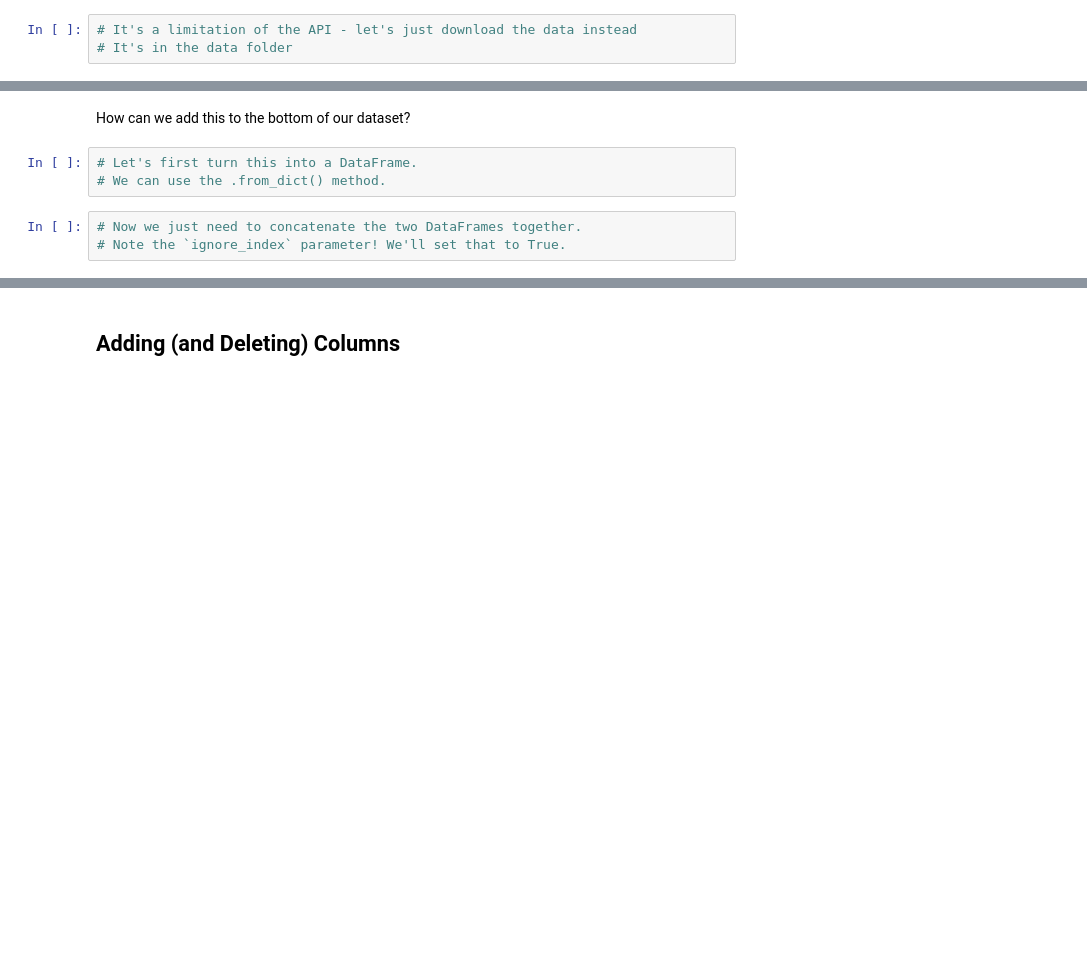
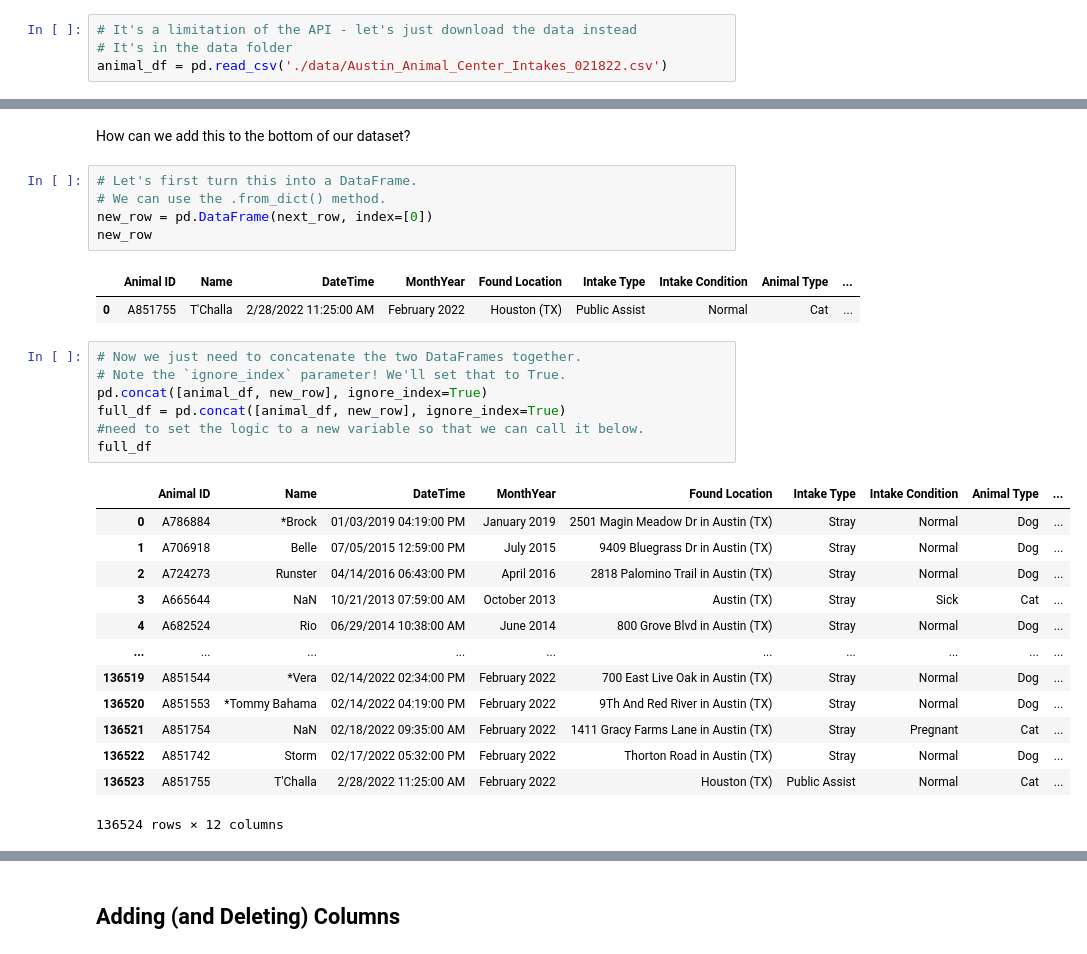
Before and after one commit to ThomasHChapman/DS-Live-051622, a Jupyter notebook: Phase1/Introducing-Pandas-DataFrames.ipynb, the cells around one changed output, grey strips where cells are left out. Saved outputs shown, nothing was run; the diff lists cells and outputs as text; blank space fills up the shorter version.

```diff
--- a/Phase1/Introducing-Pandas-DataFrames.ipynb
+++ b/Phase1/Introducing-Pandas-DataFrames.ipynb
@@ -248,6 +320,7 @@ Austin Animal Center Intake Data: https://data.austintexas.gov/Health-and-Commun
 # %%
 # It's a limitation of the API - let's just download the data instead
 # It's in the data folder
+animal_df = pd.read_csv('./data/Austin_Animal_Center_Intakes_021822.csv')
 # %%
 # Now let's explore those earlier attributes and methods on this dataset!
 # Check the first 5 rows
@@ -291,8 +444,31 @@ How can we add this to the bottom of our dataset?
 # %%
 # Let's first turn this into a DataFrame.
 # We can use the .from_dict() method.
+new_row = pd.DataFrame(next_row, index=[0])
+new_row
+# %% [output]
+|  | Animal ID | Name | DateTime | MonthYear | Found Location | Intake Type | Intake Condition | Animal Type | ... |
+| 0 | A851755 | T'Challa | 2/28/2022 11:25:00 AM | February 2022 | Houston (TX) | Public Assist | Normal | Cat | ... |
 # %%
 # Now we just need to concatenate the two DataFrames together.
 # Note the `ignore_index` parameter! We'll set that to True.
+pd.concat([animal_df, new_row], ignore_index=True)
+full_df = pd.concat([animal_df, new_row], ignore_index=True)
+#need to set the logic to a new variable so that we can call it below.
+full_df
+# %% [output]
+|  | Animal ID | Name | DateTime | MonthYear | Found Location | Intake Type | Intake Condition | Animal Type | ... |
+| 0 | A786884 | *Brock | 01/03/2019 04:19:00 PM | January 2019 | 2501 Magin Meadow Dr in Austin (TX) | Stray | Normal | Dog | ... |
+| 1 | A706918 | Belle | 07/05/2015 12:59:00 PM | July 2015 | 9409 Bluegrass Dr in Austin (TX) | Stray | Normal | Dog | ... |
+| 2 | A724273 | Runster | 04/14/2016 06:43:00 PM | April 2016 | 2818 Palomino Trail in Austin (TX) | Stray | Normal | Dog | ... |
+| 3 | A665644 | NaN | 10/21/2013 07:59:00 AM | October 2013 | Austin (TX) | Stray | Sick | Cat | ... |
+| 4 | A682524 | Rio | 06/29/2014 10:38:00 AM | June 2014 | 800 Grove Blvd in Austin (TX) | Stray | Normal | Dog | ... |
+| ... | ... | ... | ... | ... | ... | ... | ... | ... | ... |
+| 136519 | A851544 | *Vera | 02/14/2022 02:34:00 PM | February 2022 | 700 East Live Oak in Austin (TX) | Stray | Normal | Dog | ... |
+| 136520 | A851553 | *Tommy Bahama | 02/14/2022 04:19:00 PM | February 2022 | 9Th And Red River in Austin (TX) | Stray | Normal | Dog | ... |
+| 136521 | A851754 | NaN | 02/18/2022 09:35:00 AM | February 2022 | 1411 Gracy Farms Lane in Austin (TX) | Stray | Pregnant | Cat | ... |
+| 136522 | A851742 | Storm | 02/17/2022 05:32:00 PM | February 2022 | Thorton Road in Austin (TX) | Stray | Normal | Dog | ... |
+| 136523 | A851755 | T'Challa | 2/28/2022 11:25:00 AM | February 2022 | Houston (TX) | Public Assist | Normal | Cat | ... |
+136524 rows × 12 columns
 # %%
 # Let's check the end to make sure we were successful!
```
Also changed, not shown: parts of 46 cells of this notebook.
